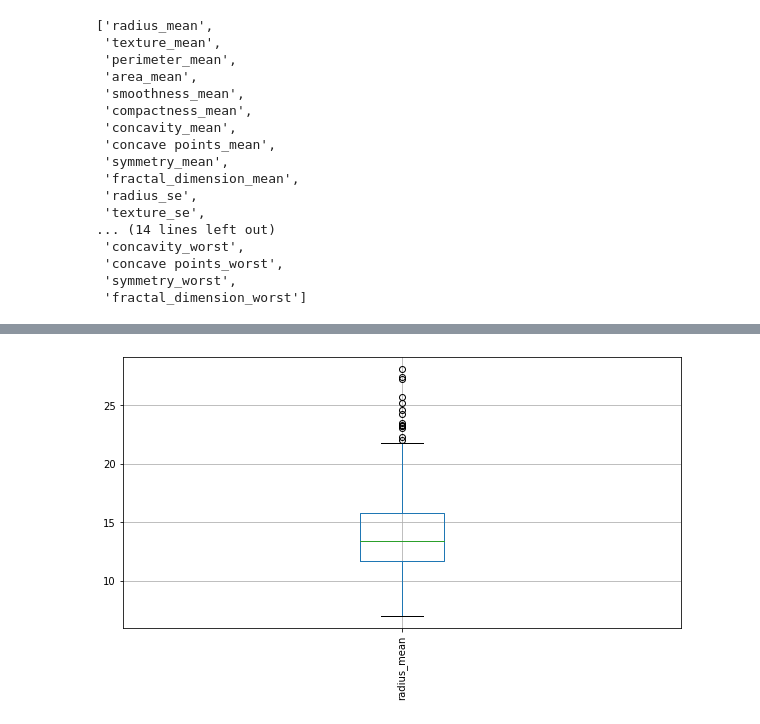
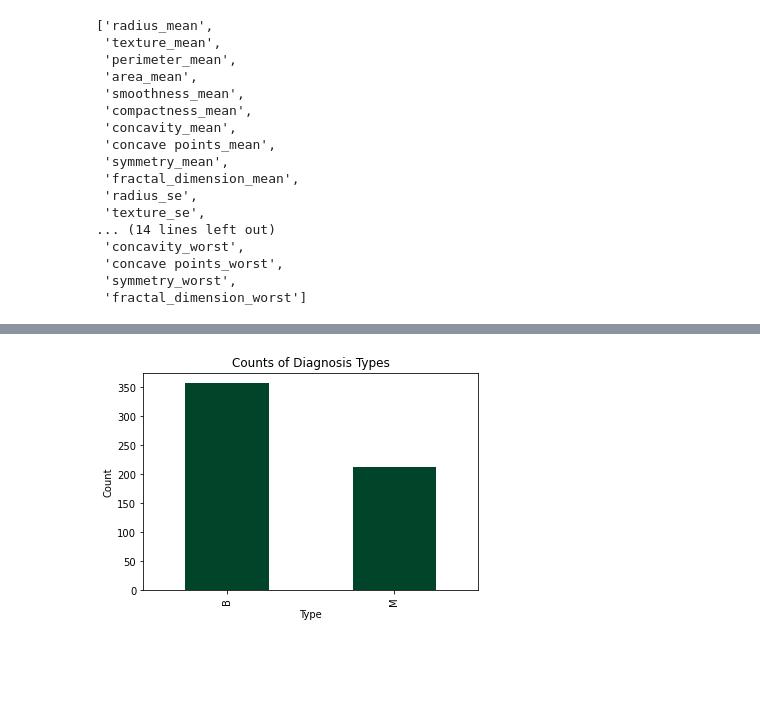
Before and after one commit to Rukundo725/Industry---Casualty-Challenge, a Jupyter notebook: notebooks/EDA.ipynb, the cells around one changed output, grey strips where cells are left out. Saved outputs shown, nothing was run; the diff lists cells and outputs as text; code cells hidden in the pictures; blank space fills up the shorter version.

```diff
--- a/notebooks/EDA.ipynb
+++ b/notebooks/EDA.ipynb
@@ -217,4 +213,9 @@ boxplot = df_data.boxplot(column,rot=90,figsize = (10,5))
-# %%
-boxplot = df_data.boxplot('radius_mean',rot=90,figsize = (10,5))
-# %% [output]
-[figure, removed]
+# %%
+# categorical analysis
+df_data.diagnosis.value_counts().plot(kind="bar",
+                                 title="Counts of Diagnosis Types",
+                                 xlabel="Type",
+                                 ylabel="Count",
+                                 colormap="YlGn_r");
+# %% [output]
+[figure, added]
```
Also changed, not shown: parts of 26 cells of this notebook, 1 other file.
